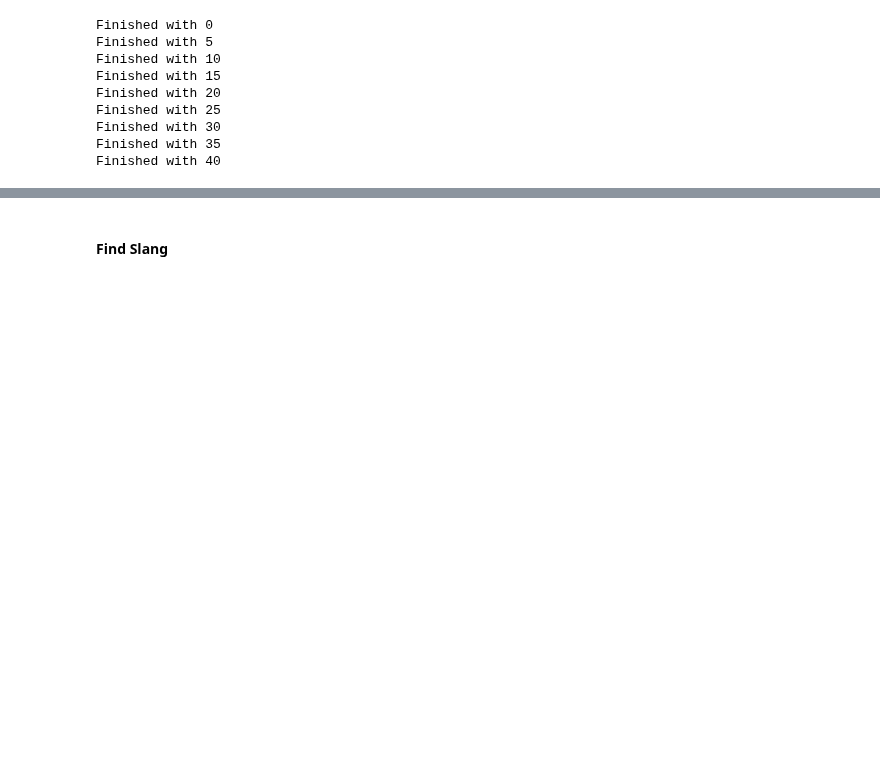
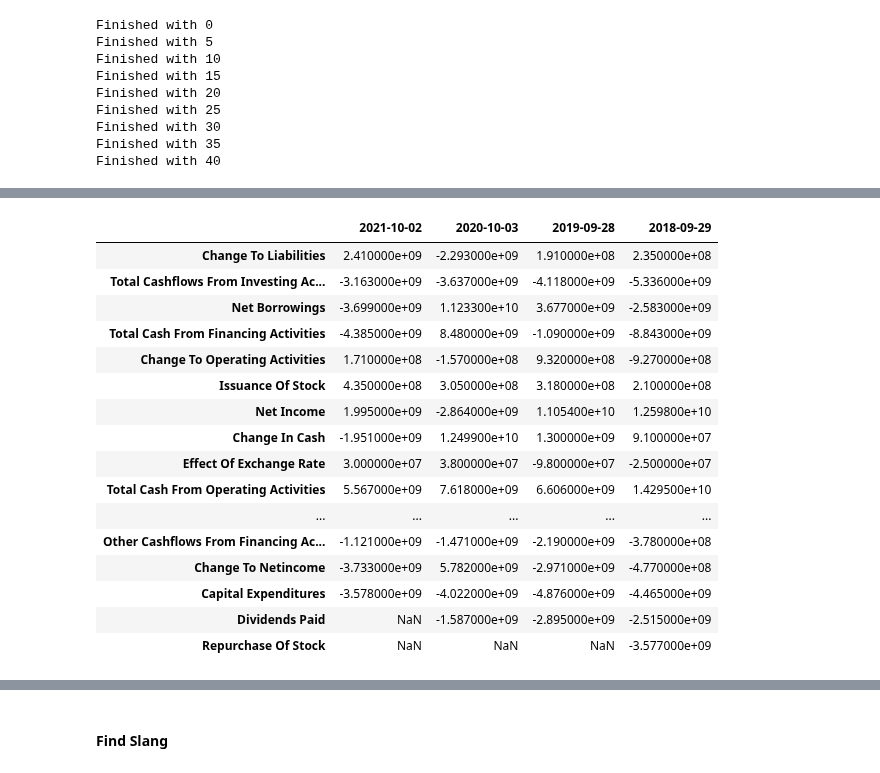
Before and after one commit to kyle-rgb/Discord_Project, a Jupyter notebook: notebooks/Data_Cleaning.ipynb, the cells around one changed output, grey strips where cells are left out. Saved outputs shown, nothing was run; the diff lists cells and outputs as text; code cells hidden in the pictures; blank space fills up the shorter version.

```diff
--- a/notebooks/Data_Cleaning.ipynb
+++ b/notebooks/Data_Cleaning.ipynb
@@ -2464,0 +2489,20 @@ with sql.connect("../data/interim/stocks.db") as con:
+# %%
+tick_sun.cashflow
+# %% [output]
+|  | 2021-10-02 | 2020-10-03 | 2019-09-28 | 2018-09-29 |
+| Change To Liabilities | 2.410000e+09 | -2.293000e+09 | 1.910000e+08 | 2.350000e+08 |
+| Total Cashflows From Investing Ac... | -3.163000e+09 | -3.637000e+09 | -4.118000e+09 | -5.336000e+09 |
+| Net Borrowings | -3.699000e+09 | 1.123300e+10 | 3.677000e+09 | -2.583000e+09 |
+| Total Cash From Financing Activities | -4.385000e+09 | 8.480000e+09 | -1.090000e+09 | -8.843000e+09 |
+| Change To Operating Activities | 1.710000e+08 | -1.570000e+08 | 9.320000e+08 | -9.270000e+08 |
+| Issuance Of Stock | 4.350000e+08 | 3.050000e+08 | 3.180000e+08 | 2.100000e+08 |
+| Net Income | 1.995000e+09 | -2.864000e+09 | 1.105400e+10 | 1.259800e+10 |
+| Change In Cash | -1.951000e+09 | 1.249900e+10 | 1.300000e+09 | 9.100000e+07 |
+| Effect Of Exchange Rate | 3.000000e+07 | 3.800000e+07 | -9.800000e+07 | -2.500000e+07 |
+| Total Cash From Operating Activities | 5.567000e+09 | 7.618000e+09 | 6.606000e+09 | 1.429500e+10 |
+| ... | ... | ... | ... | ... |
+| Other Cashflows From Financing Ac... | -1.121000e+09 | -1.471000e+09 | -2.190000e+09 | -3.780000e+08 |
+| Change To Netincome | -3.733000e+09 | 5.782000e+09 | -2.971000e+09 | -4.770000e+08 |
+| Capital Expenditures | -3.578000e+09 | -4.022000e+09 | -4.876000e+09 | -4.465000e+09 |
+| Dividends Paid | NaN | -1.587000e+09 | -2.895000e+09 | -2.515000e+09 |
+| Repurchase Of Stock | NaN | NaN | NaN | -3.577000e+09 |
```
Also changed, not shown: parts of 22 cells of this notebook, 1 other file.
